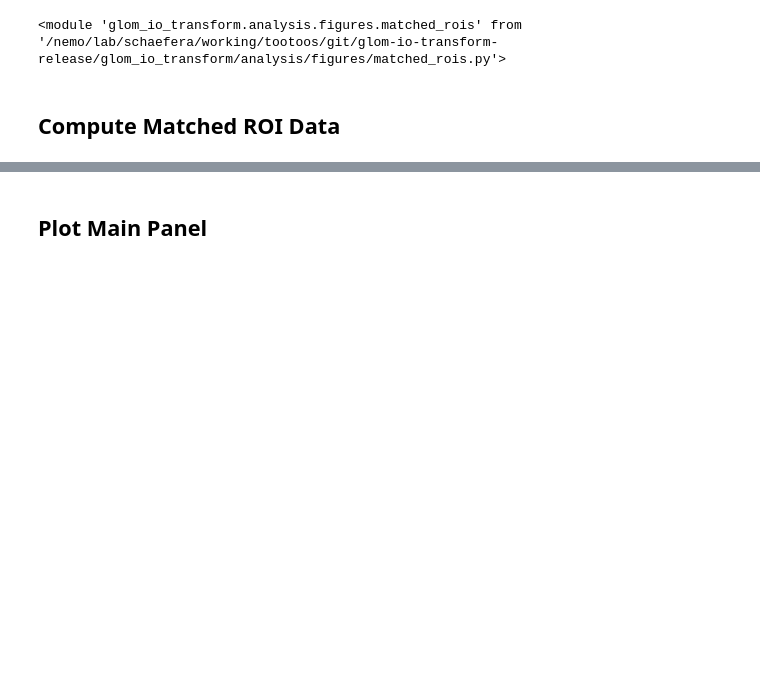
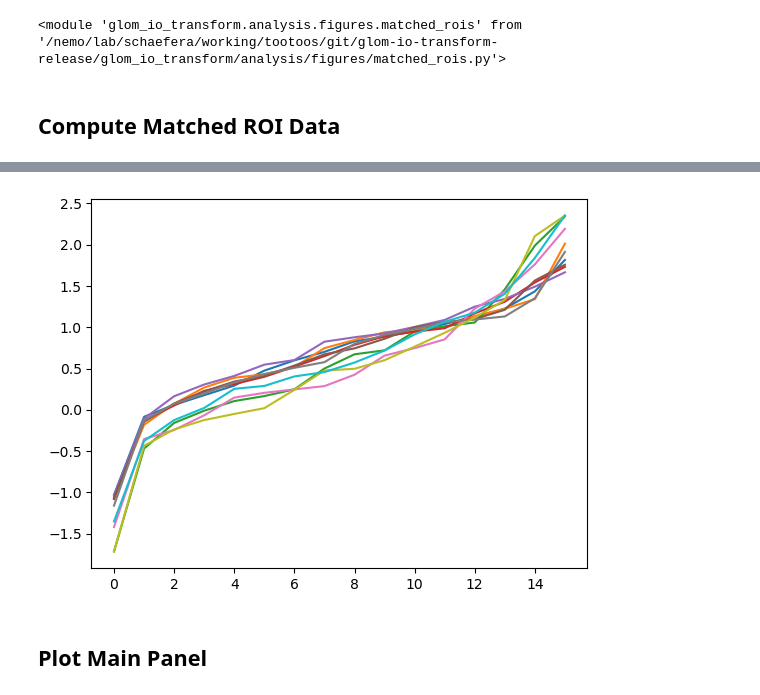
Before and after one commit to stootoon/glom-io-transform-release, a Jupyter notebook: glom_io_transform/analysis/fig_driver.ipynb, the cells around one changed output, grey strips where cells are left out. Cells and saved outputs as stored; diff of their text form; code cells hidden in the pictures; blank space fills up the shorter version.

```diff
--- a/glom_io_transform/analysis/fig_driver.ipynb
+++ b/glom_io_transform/analysis/fig_driver.ipynb
@@ -330,3 +178,10 @@ Loaded split models from /camp/home/tootoos/working/tootoos/git/glom-io-transfor
+# %%
+for i in range(10):
+    Z_sym = matched_rois_data.Z_vals[i]["Z_sym"]
+    ee,vv = np.linalg.eigh(Z_sym)
+    plot(ee)
+# %% [output]
+[figure, added]
 # %% [markdown]
 ## Plot Main Panel
 # %%
```
Also changed, not shown: parts of 10 cells of this notebook.
